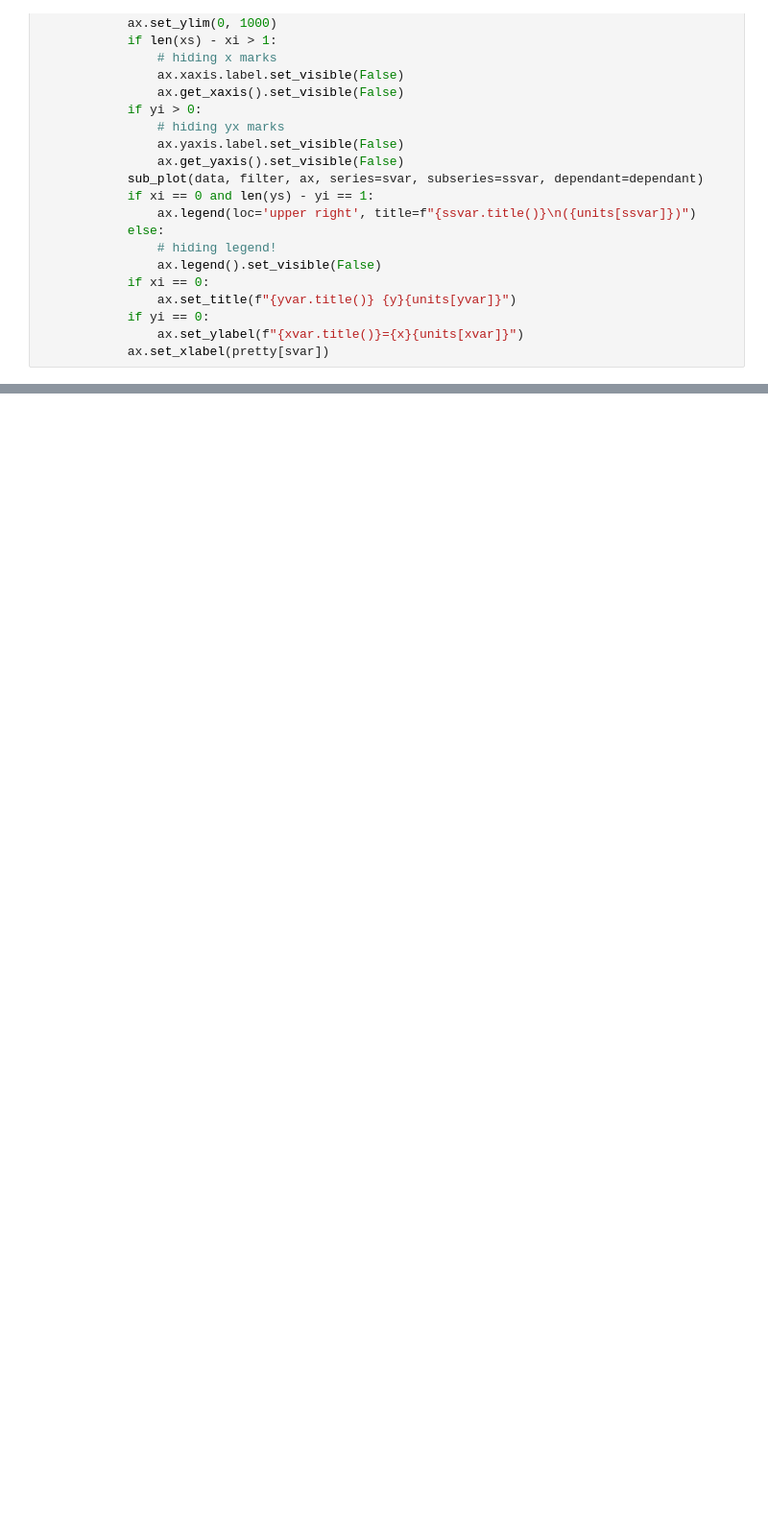
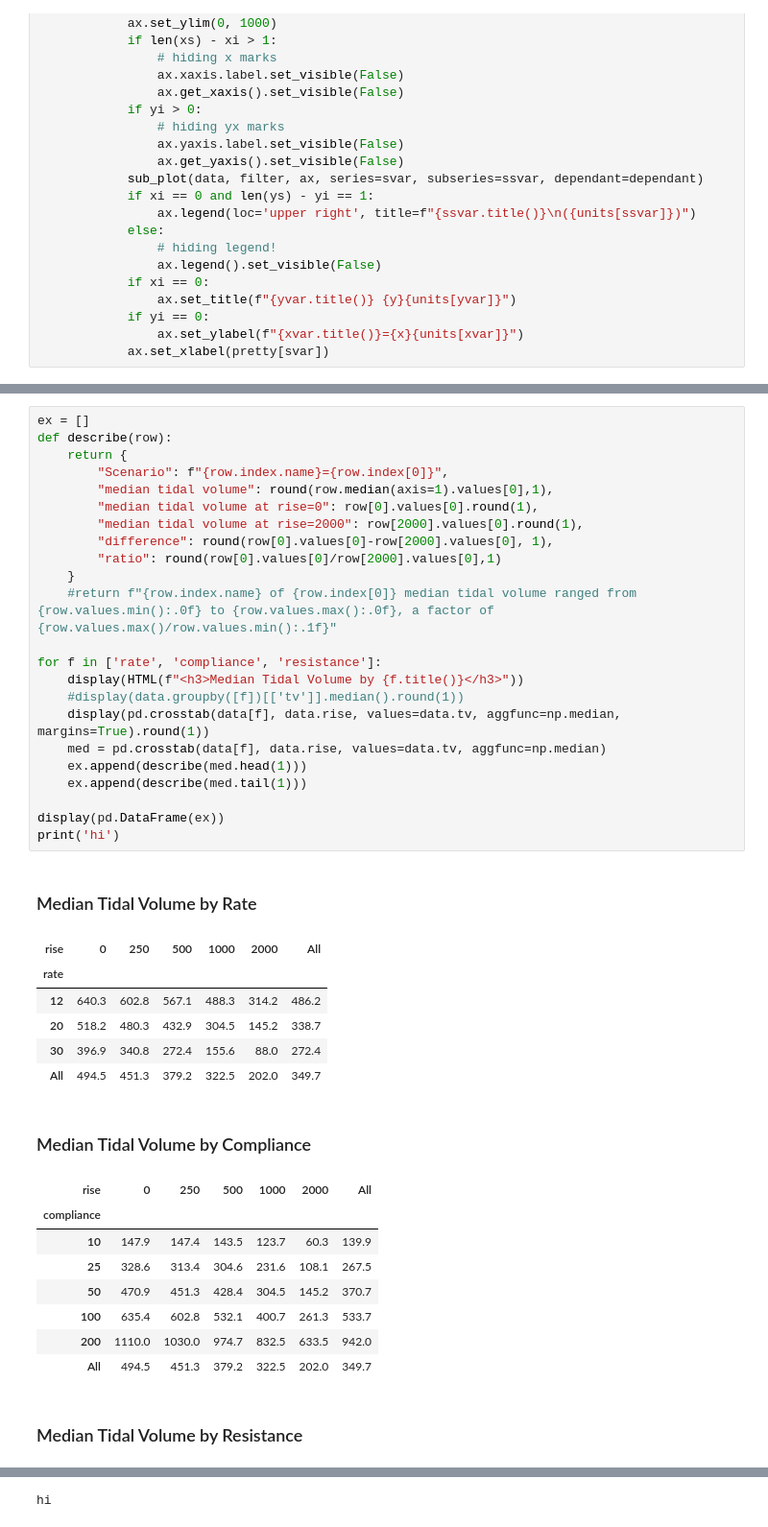
Before and after one commit to PubInv/simulink-pressure-lung, a Jupyter notebook: data/plots.ipynb, the cells around one changed output, grey strips where cells are left out. Shown: that part at 96% size. Cells and saved outputs as stored; diff of their text form; blank space fills up the shorter version.

```diff
--- a/data/plots.ipynb
+++ b/data/plots.ipynb
@@ -159,0 +176,41 @@ Still showing impact of rapid rate and long rise times.
+# %%
+ex = []
+def describe(row):
+    return {
+        "Scenario": f"{row.index.name}={row.index[0]}",
+        "median tidal volume": round(row.median(axis=1).values[0],1),
+        "median tidal volume at rise=0": row[0].values[0].round(1),
+        "median tidal volume at rise=2000": row[2000].values[0].round(1),
+        "difference": round(row[0].values[0]-row[2000].values[0], 1),
+        "ratio": round(row[0].values[0]/row[2000].values[0],1)
+    }
+    #return f"{row.index.name} of {row.index[0]} median tidal volume ranged from {row.values.min():.0f} to {row.values.max():.0f}, a factor of {row.values.max()/row.values.min():.1f}"
+
+for f in ['rate', 'compliance', 'resistance']:
+    display(HTML(f"<h3>Median Tidal Volume by {f.title()}</h3>"))
+    #display(data.groupby([f])[['tv']].median().round(1))
+    display(pd.crosstab(data[f], data.rise, values=data.tv, aggfunc=np.median, margins=True).round(1))
+    med = pd.crosstab(data[f], data.rise, values=data.tv, aggfunc=np.median)
+    ex.append(describe(med.head(1)))
+    ex.append(describe(med.tail(1)))
+
+display(pd.DataFrame(ex))
+print('hi')
+# %% [output]
+Median Tidal Volume by Rate
+| rise | 0 | 250 | 500 | 1000 | 2000 | All |
+| rate |  |  |  |  |  |  |
+| 12 | 640.3 | 602.8 | 567.1 | 488.3 | 314.2 | 486.2 |
+| 20 | 518.2 | 480.3 | 432.9 | 304.5 | 145.2 | 338.7 |
+| 30 | 396.9 | 340.8 | 272.4 | 155.6 | 88.0 | 272.4 |
+| All | 494.5 | 451.3 | 379.2 | 322.5 | 202.0 | 349.7 |
+Median Tidal Volume by Compliance
+| rise | 0 | 250 | 500 | 1000 | 2000 | All |
+| compliance |  |  |  |  |  |  |
+| 10 | 147.9 | 147.4 | 143.5 | 123.7 | 60.3 | 139.9 |
+| 25 | 328.6 | 313.4 | 304.6 | 231.6 | 108.1 | 267.5 |
+| 50 | 470.9 | 451.3 | 428.4 | 304.5 | 145.2 | 370.7 |
+| 100 | 635.4 | 602.8 | 532.1 | 400.7 | 261.3 | 533.7 |
+| 200 | 1110.0 | 1030.0 | 974.7 | 832.5 | 633.5 | 942.0 |
+| All | 494.5 | 451.3 | 379.2 | 322.5 | 202.0 | 349.7 |
+Median Tidal Volume by Resistance
@@ -159,0 +232 @@ Still showing impact of rapid rate and long rise times.
+hi
```
Also changed, not shown: parts of 9 cells of this notebook, 1 other file.
